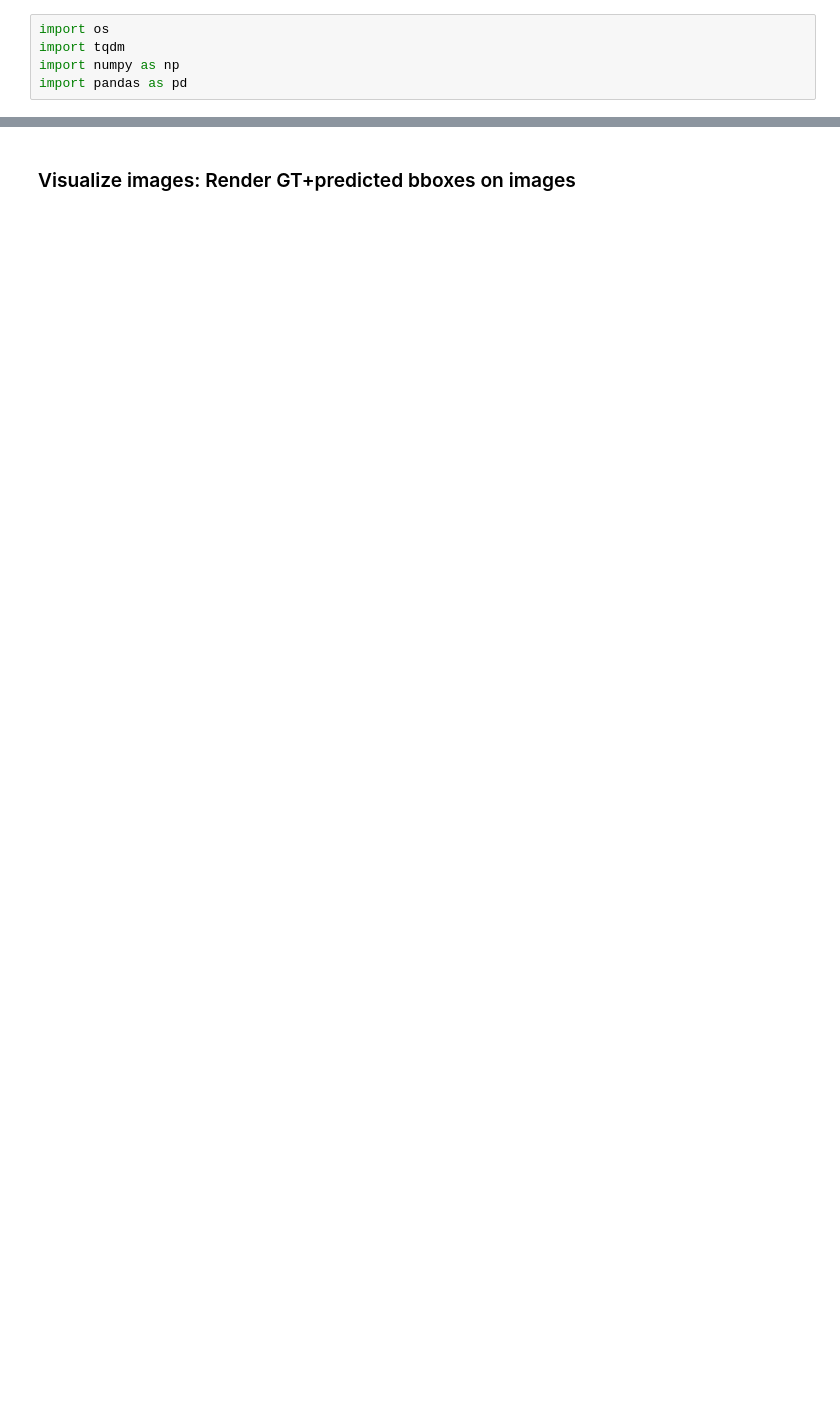
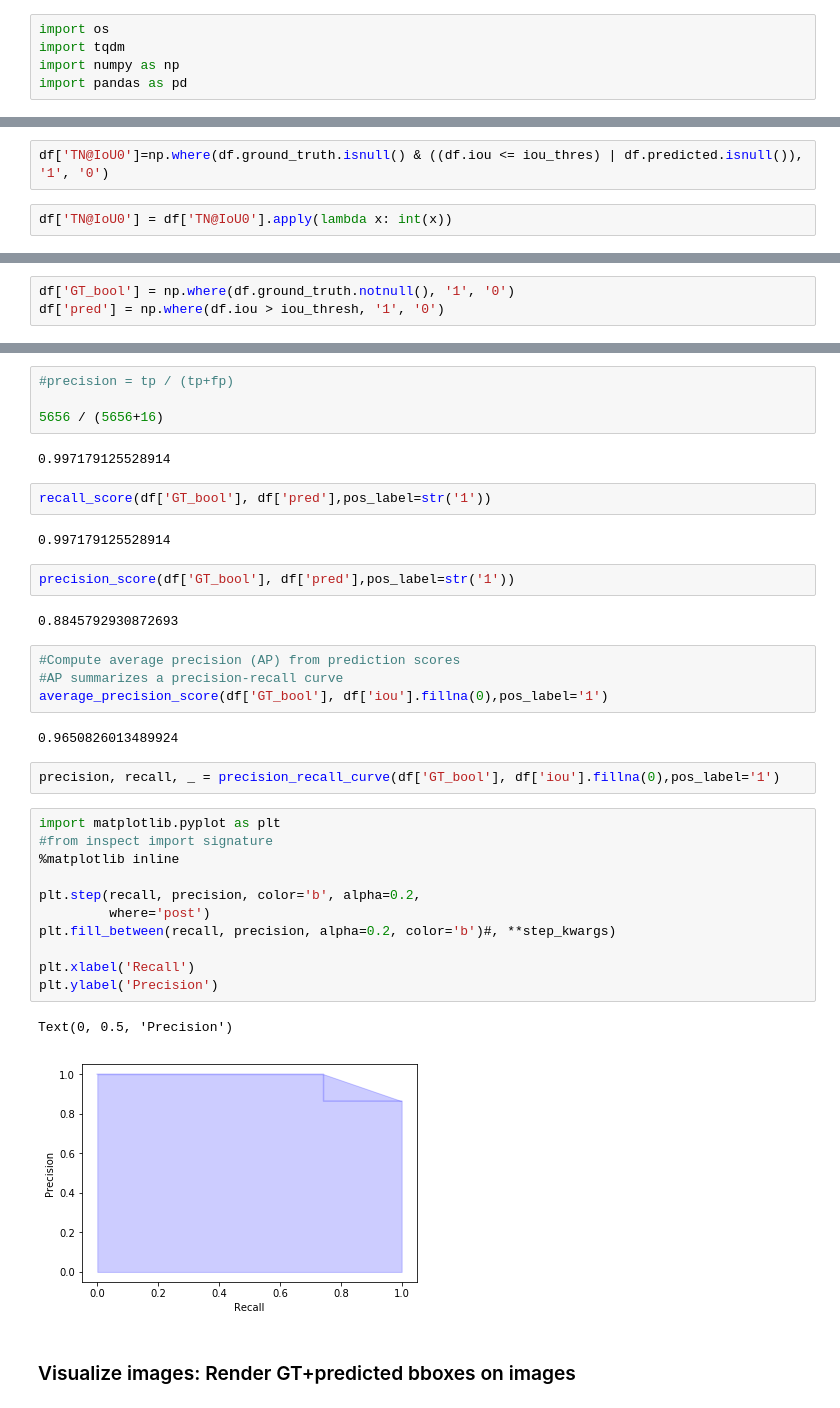
Before and after one commit to charlottegiseleweil/dams, a Jupyter notebook: evaluation/Visualize_results.ipynb, the cells around one changed output, grey strips where cells are left out. Saved outputs shown, nothing was run; the diff lists cells and outputs as text; blank space fills up the shorter version.

```diff
--- a/evaluation/Visualize_results.ipynb
+++ b/evaluation/Visualize_results.ipynb
@@ -22,0 +137,4 @@ df.head()
+# %%
+df['TN@IoU0']=np.where(df.ground_truth.isnull() & ((df.iou <= iou_thres) | df.predicted.isnull()), '1', '0')
+# %%
+df['TN@IoU0'] = df['TN@IoU0'].apply(lambda x: int(x))
@@ -23 +165,4 @@ df.head()
+# %%
+df['GT_bool'] = np.where(df.ground_truth.notnull(), '1', '0')
+df['pred'] = np.where(df.iou > iou_thresh, '1', '0')
 # %%
@@ -29,2 +183,38 @@ confusion_matrix(y_true, y_pred)
+# %%
+#precision = tp / (tp+fp)
+
+5656 / (5656+16)
+# %% [output]
+0.997179125528914
+# %%
+recall_score(df['GT_bool'], df['pred'],pos_label=str('1'))
+# %% [output]
+0.997179125528914
+# %%
+precision_score(df['GT_bool'], df['pred'],pos_label=str('1'))
+# %% [output]
+0.8845792930872693
+# %%
+#Compute average precision (AP) from prediction scores
+#AP summarizes a precision-recall curve
+average_precision_score(df['GT_bool'], df['iou'].fillna(0),pos_label='1')
+# %% [output]
+0.9650826013489924
+# %%
+precision, recall, _ = precision_recall_curve(df['GT_bool'], df['iou'].fillna(0),pos_label='1')
+# %%
+import matplotlib.pyplot as plt
+#from inspect import signature
+%matplotlib inline
+
+plt.step(recall, precision, color='b', alpha=0.2,
+         where='post')
+plt.fill_between(recall, precision, alpha=0.2, color='b')#, **step_kwargs)
+
+plt.xlabel('Recall')
+plt.ylabel('Precision')
+# %% [output]
+Text(0, 0.5, 'Precision')
+[figure, added]
 # %% [markdown]
 ### Visualize images: Render GT+predicted bboxes on images
```
Also changed, not shown: parts of 35 cells of this notebook, 2 other files.
